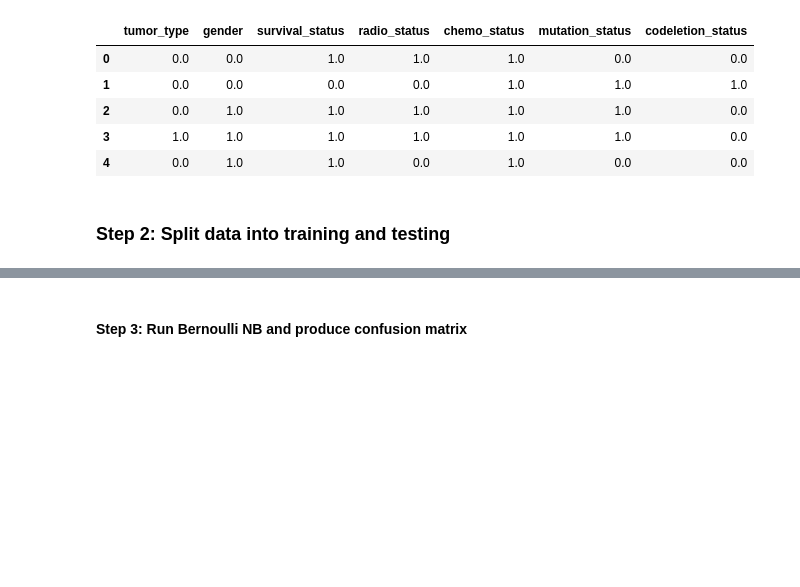
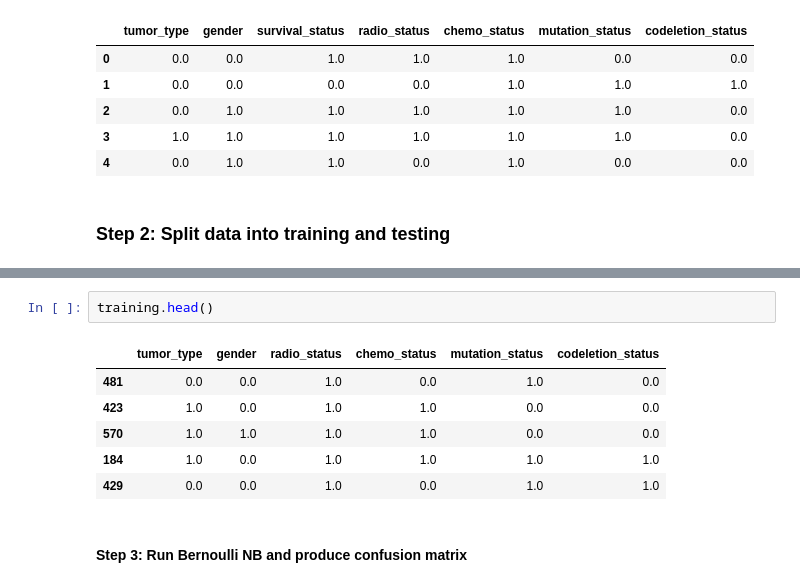
Before and after one commit to julie-zweng/machine-learning-project, a Jupyter notebook: nb_bernoulli.ipynb, the cells around one changed output, grey strips where cells are left out. Drawn from its saved outputs; the diff is of its cells as text; blank space fills up the shorter version.

```diff
--- a/nb_bernoulli.ipynb
+++ b/nb_bernoulli.ipynb
@@ -120,3 +129,12 @@ Name: survival_status, Length: 185, dtype: float64
+# %%
+training.head()
+# %% [output]
+|  | tumor_type | gender | radio_status | chemo_status | mutation_status | codeletion_status |
+| 481 | 0.0 | 0.0 | 1.0 | 0.0 | 1.0 | 0.0 |
+| 423 | 1.0 | 0.0 | 1.0 | 1.0 | 0.0 | 0.0 |
+| 570 | 1.0 | 1.0 | 1.0 | 1.0 | 0.0 | 0.0 |
+| 184 | 1.0 | 0.0 | 1.0 | 1.0 | 1.0 | 1.0 |
+| 429 | 0.0 | 0.0 | 1.0 | 0.0 | 1.0 | 1.0 |
 # %% [markdown]
 #### Step 3: Run Bernoulli NB and produce confusion matrix
 # %%
```
Also changed, not shown: parts of 4 cells of this notebook.
